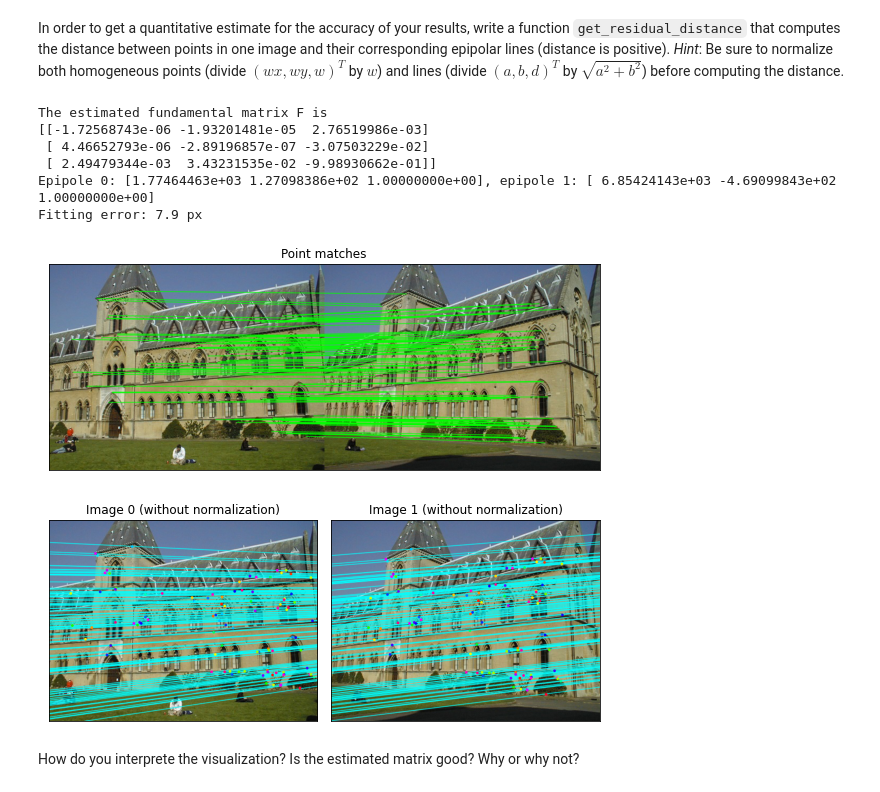
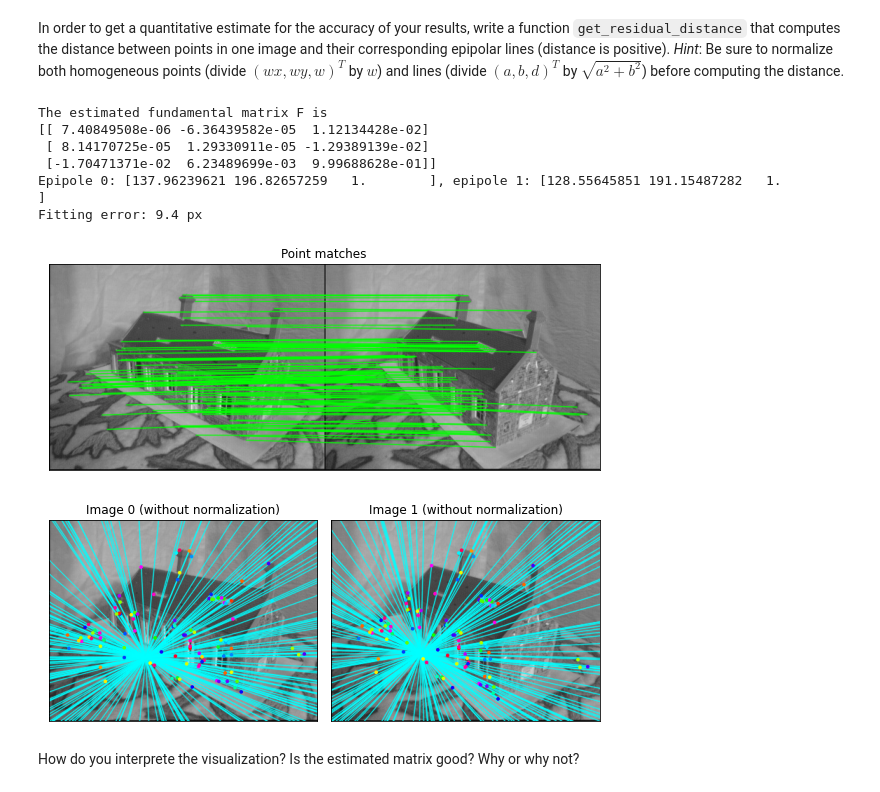
Before and after one commit to duygu-bayrak/Computer-Vision-RWTH, a Jupyter notebook: Exercise5/3d_reconstruction.ipynb, the cells around one changed output. Saved outputs shown, nothing was run; the diff lists cells and outputs as text; code cells hidden in the pictures.

```diff
--- a/Exercise5/3d_reconstruction.ipynb
+++ b/Exercise5/3d_reconstruction.ipynb
@@ -295,35 +295,35 @@ def get_residual_error(F, x0, x1):
 # %%
 # NOTE: throughout this exercise, you can replace 'house'
 # with 'library' to try the algorithms on another stereo pair
 
-img0, img1, x0, x1, _, _ = load_data('library')
+img0, img1, x0, x1, _, _ = load_data('house')
 n_matches = 100
 x0 = x0[:,:n_matches]
 x1 = x1[:,:n_matches]
 
 F, e0, e1 = get_fundamental_matrix(x0, x1)
 residual_error = get_residual_error(F, x0, x1)
 
 print(f'The estimated fundamental matrix F is \n{F}')
 
 plot_multiple([draw_point_matches(img0, img1, x0, x1)],
               ['Point matches'], imwidth=8)
 img0_result = draw_points_and_epipolar_lines(img0, x0, F @ x1)
 img1_result = draw_points_and_epipolar_lines(img1, x1, F.T @ x0)
 plot_multiple([img0_result, img1_result],
               ['Image 0 (without normalization)', 'Image 1 (without normalization)'])
 
 print(f'Epipole 0: {e0}, epipole 1: {e1}')
 print(f'Fitting error: {residual_error:.1f} px')
 # %% [output]
 The estimated fundamental matrix F is
-[[-1.72568743e-06 -1.93201481e-05  2.76519986e-03]
- [ 4.46652793e-06 -2.89196857e-07 -3.07503229e-02]
- [ 2.49479344e-03  3.43231535e-02 -9.98930662e-01]]
-Epipole 0: [1.77464463e+03 1.27098386e+02 1.00000000e+00], epipole 1: [ 6.85424143e+03 -4.69099843e+02  1.00000000e+00]
-Fitting error: 7.9 px
+[[ 7.40849508e-06 -6.36439582e-05  1.12134428e-02]
+ [ 8.14170725e-05  1.29330911e-05 -1.29389139e-02]
+ [-1.70471371e-02  6.23489699e-03  9.99688628e-01]]
+Epipole 0: [137.96239621 196.82657259   1.        ], epipole 1: [128.55645851 191.15487282   1.        ]
+Fitting error: 9.4 px
-[figure, old version]
+[figure, new version]
-[figure, old version]
+[figure, new version]
 # %% [markdown]
 How do you interprete the visualization? Is the estimated matrix good? Why or why not?
 # %% [markdown]
```
Also changed, not shown: parts of 4 cells of this notebook.
